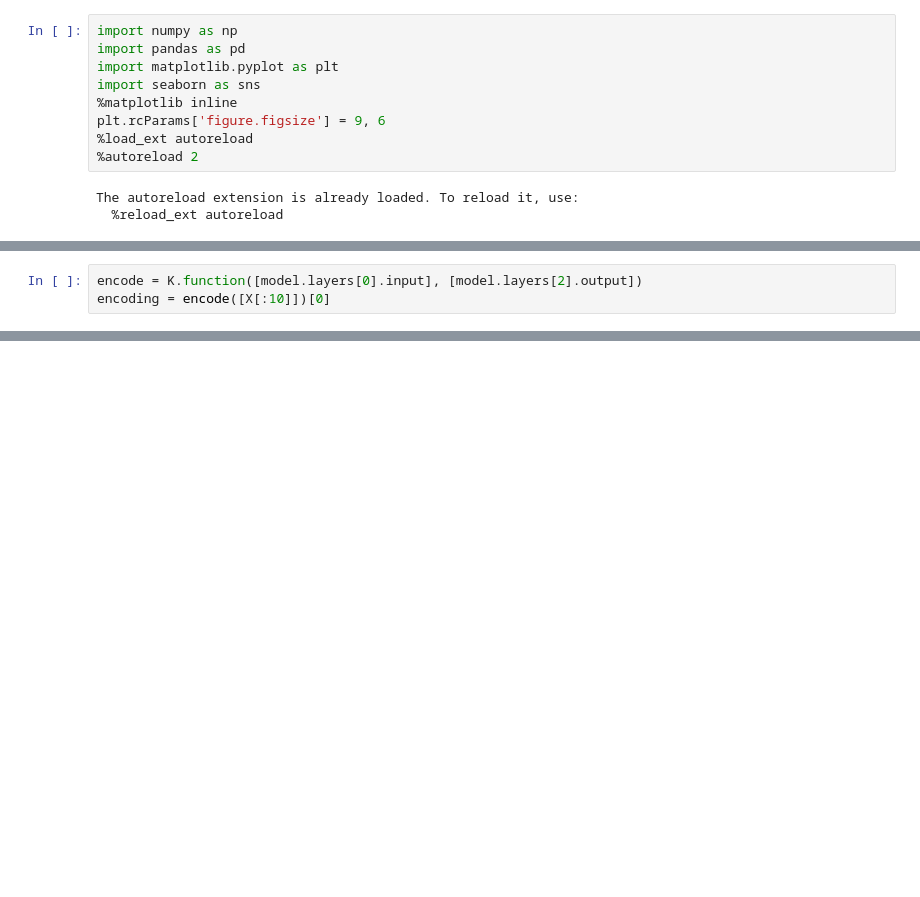
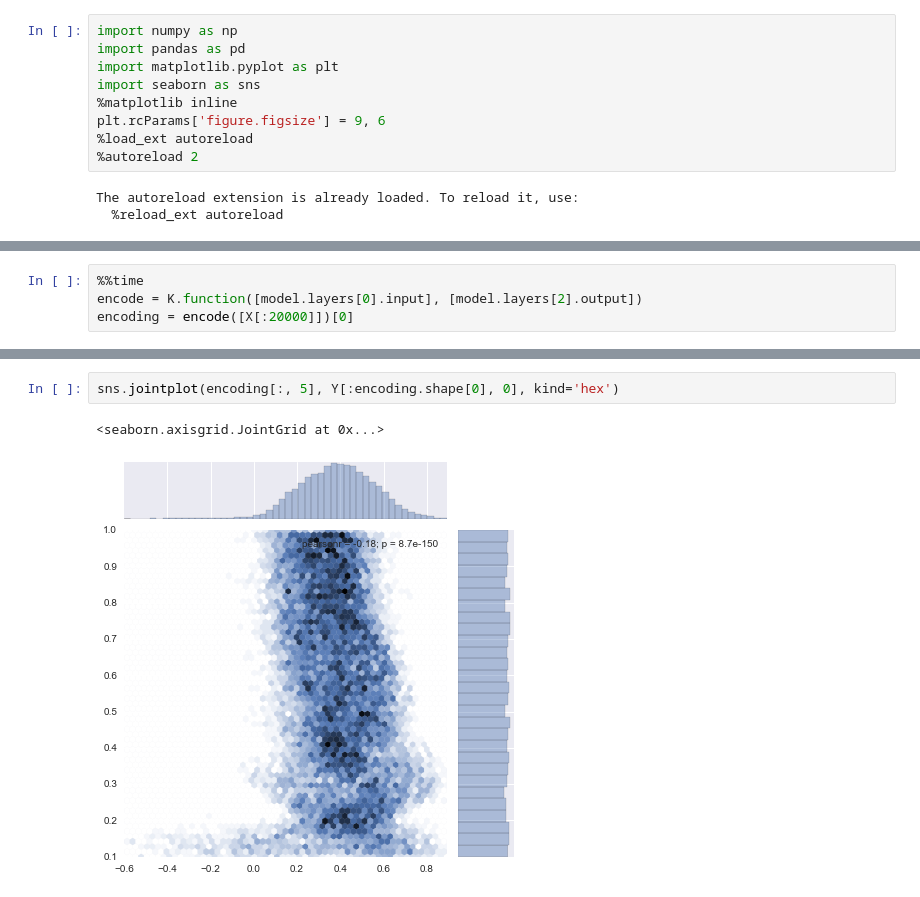
Before and after one commit to bnaul/timeflow, a Jupyter notebook: autoencoder.ipynb, the cells around one changed output, grey strips where cells are left out. Drawn from its saved outputs; the diff is of its cells as text; blank space fills up the shorter version.

```diff
--- a/autoencoder.ipynb
+++ b/autoencoder.ipynb
@@ -20,3 +23,4 @@ Loading /Users/brettnaul/Dropbox/Documents/timeflow/keras_logs/survey_lcs/gru_06
 # %%
+%%time
 encode = K.function([model.layers[0].input], [model.layers[2].output])
-encoding = encode([X[:10]])[0]
+encoding = encode([X[:20000]])[0]
@@ -26,0 +39,5 @@ encoding.shape
+# %%
+sns.jointplot(encoding[:, 5], Y[:encoding.shape[0], 0], kind='hex')
+# %% [output]
+<seaborn.axisgrid.JointGrid at 0x...>
+[figure, added]
```
Also changed, not shown: parts of 8 cells of this notebook, 2 other files.
